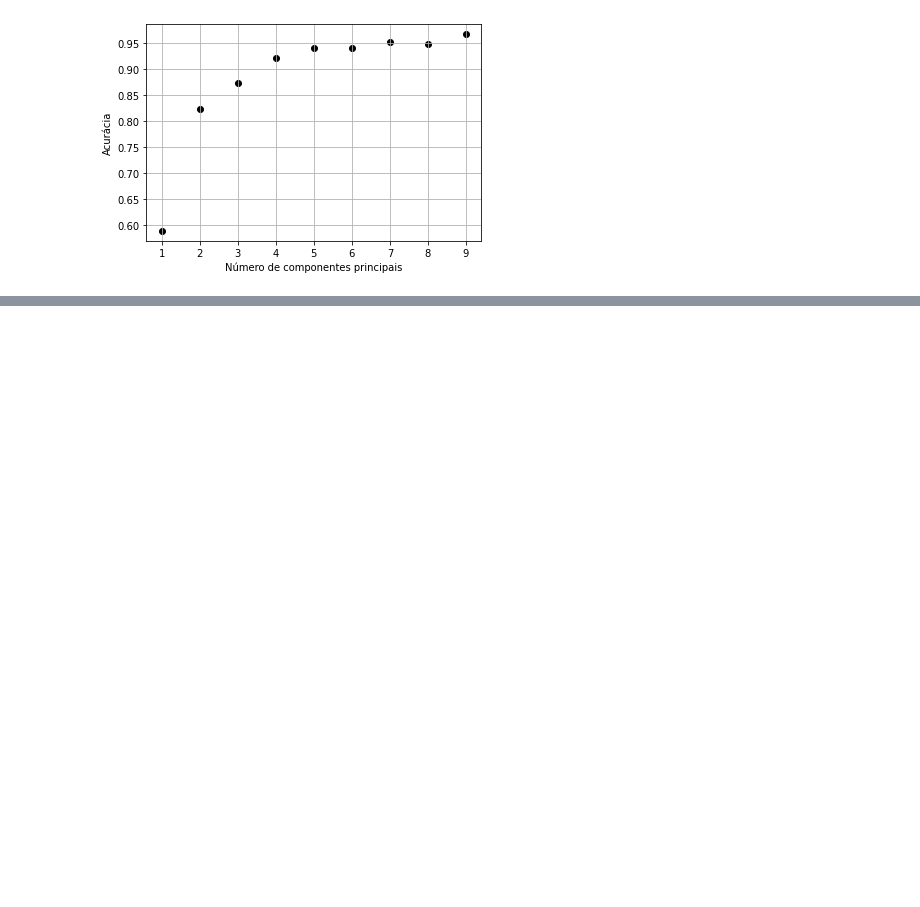
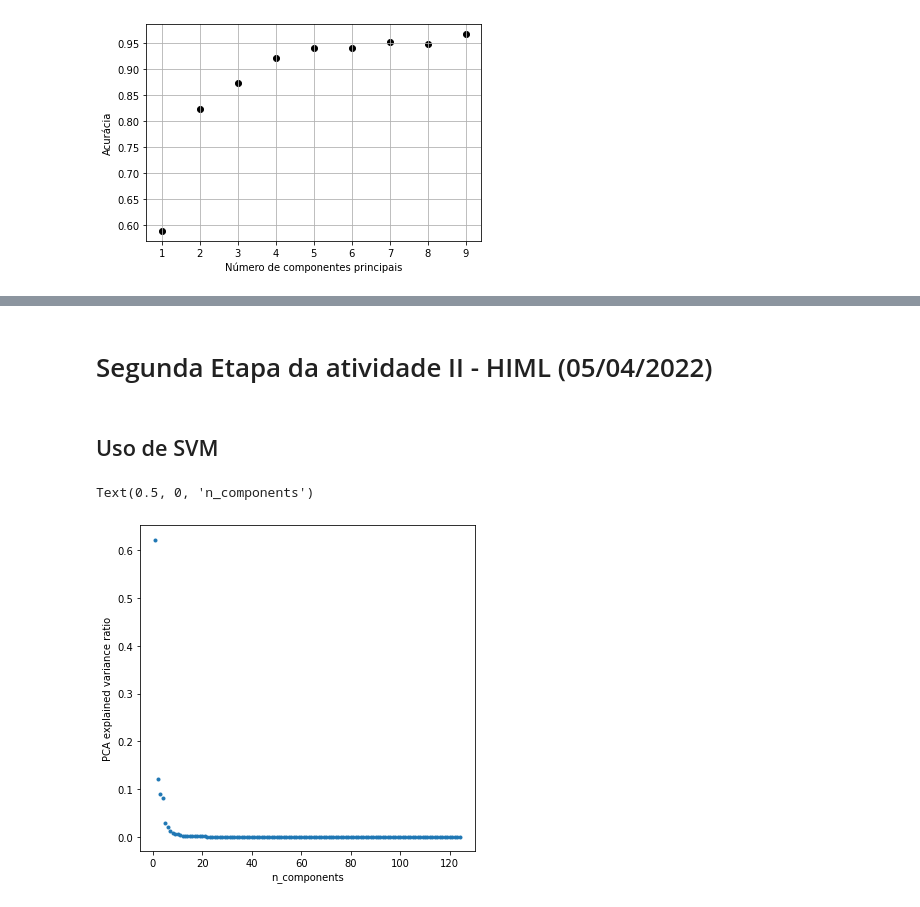
Before and after one commit to LuisSantoss/HIML, a Jupyter notebook: featuresExtraction.ipynb, the cells around one changed output, grey strips where cells are left out. Drawn from its saved outputs; the diff is of its cells as text; code cells hidden in the pictures; blank space fills up the shorter version.

```diff
--- a/featuresExtraction.ipynb
+++ b/featuresExtraction.ipynb
@@ -71,7 +68,0 @@ Text(0.5, 0, 'n_components')
-# %%
-from sklearn.decomposition import PCA
-
-pca = PCA(n_components = 5)
-pca.fit_transform(Feat)
-
-np.shape(pca.components_)
@@ -286,0 +344,4 @@ Please also refer to the documentation for alternative solver options:
+# %% [markdown]
+# Segunda Etapa da atividade II - HIML (05/04/2022)
+# %% [markdown]
+## Uso de SVM
@@ -286,0 +350,37 @@ Please also refer to the documentation for alternative solver options:
+# %%
+mat_contents = sio.loadmat('data3SS2009.mat')
+dataset = mat_contents['dataset']
+n_samples, n_channels, n_cases = dataset.shape # N, Chno, Nc
+y = mat_contents['labels'].reshape(n_cases)
+
+Ch1 = pd.DataFrame(dataset[:,0,:])
+Ch2 = pd.DataFrame(dataset[:,1,:])
+Ch3 = pd.DataFrame(dataset[:,2,:])
+Ch4 = pd.DataFrame(dataset[:,3,:])
+Ch5 = pd.DataFrame(dataset[:,4,:])
+# %%
+from statsmodels.tsa.ar_model import AutoReg
+Feat = []
+lags = 30
+for i in range(0,n_cases):
+    ar_model_Ch1 = AutoReg(Ch2[i].values, lags = lags).fit()
+    ar_model_Ch2 = AutoReg(Ch3[i].values, lags = lags).fit()
+    ar_model_Ch3 = AutoReg(Ch4[i].values, lags = lags).fit()
+    ar_model_Ch4 = AutoReg(Ch5[i].values, lags = lags).fit()
+    ar_models = np.concatenate([ar_model_Ch1.params, ar_model_Ch2.params, ar_model_Ch3.params, ar_model_Ch4.params])
+    Feat.append(ar_models)
+# %%
+pca = PCA()
+pca.fit(Feat)
+
+# Plot the PCA spectrum
+fig, ax0 = plt.subplots(nrows=1, sharex=True, figsize=(6, 6))
+
+ax0.plot(
+    np.arange(1, pca.n_components_ + 1), pca.explained_variance_ratio_, ".", linewidth=2
+)
+ax0.set_ylabel("PCA explained variance ratio")
+ax0.set_xlabel("n_components")
+# %% [output]
+Text(0.5, 0, 'n_components')
+[figure, added]
```
Also changed, not shown: parts of 22 cells of this notebook.
